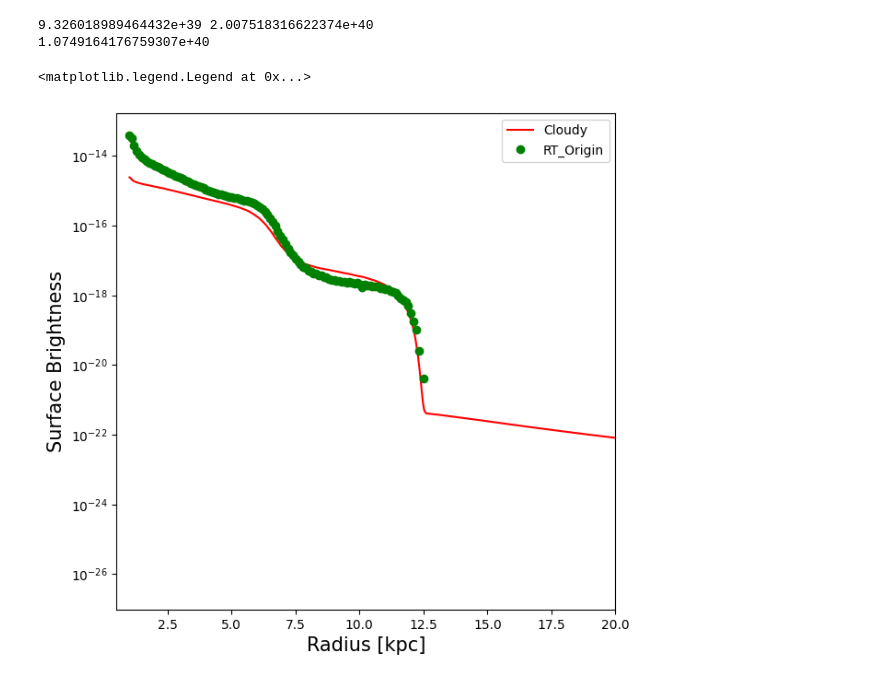
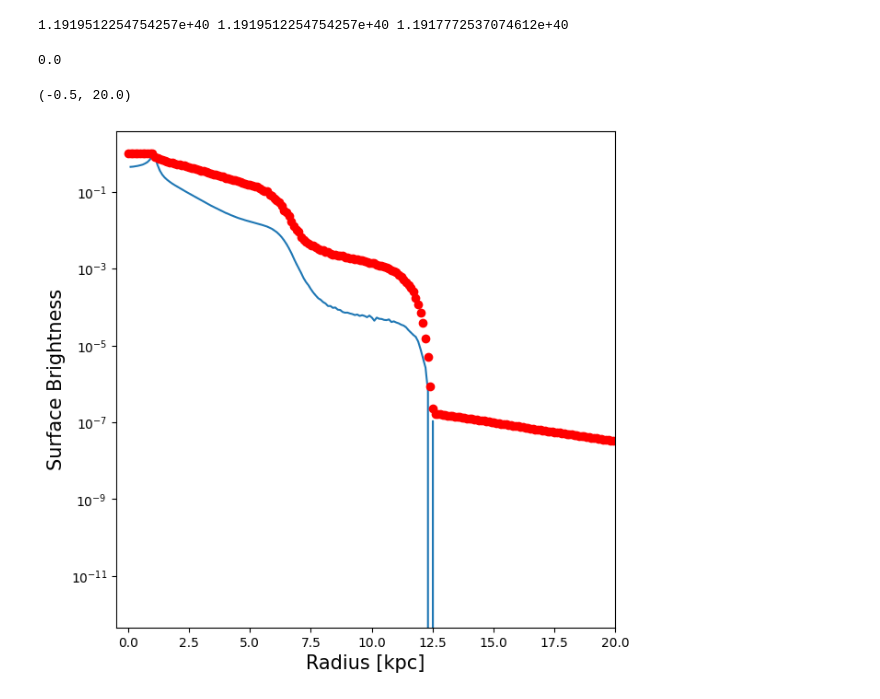
Before and after one commit to jin981016/Data_CIV_code_python, a Jupyter notebook: CLOUDY_Data.ipynb, the cells around one changed output. Drawn from its saved outputs; the diff is of its cells as text; code cells hidden in the pictures.

```diff
--- a/CLOUDY_Data.ipynb
+++ b/CLOUDY_Data.ipynb
@@ -194,23 +182,40 @@ SB_or_tt = SB_or_t[ii]
-# %%
-print( np.sum(Lumin_or) ,lum_civ_or)
-print( abs(np.sum(Lumin_or) - lum_civ_or))
-# %% [output]
-9.326018989464432e+39 2.007518316622374e+40
-1.0749164176759307e+40
+# %%
+rad_or, rad_or_kpc, SB_or_t = RT_SB(RT_path_or)
+rad_n, rad_n_kpc, SB_n_t = RT_SB(RT_path_n)
+rad_y, rad_y_kpc, SB_y_t = RT_SB(RT_path_y)
+rad_LT, rad_LT_kpc, SB_LT_t = RT_SB(RT_path_LT)
+
+
+R_project_or, SB_or , Lumin_or = SB(rad_or_kpc,radius_kpc_or,emis_civ_or,dr_or)
+R_project_n,SB_n , Lumin_n = SB(rad_n_kpc, radius_kpc_n, emis_civ_n,dr_n)
+R_project_y, SB_y , Lumin_y  = SB(rad_y_kpc,radius_kpc_y ,emis_civ_y,dr_y)
+R_project_LT, SB_LT , Lumin_LT = SB(rad_LT_kpc,radius_kpc_LT, emis_civ_LT,dr_LT)
+
+T_Lumin_or = Total_Luminosity(radius_kpc_or,emis_civ_or,dr_or)
+T_Lumin_n = Total_Luminosity(radius_kpc_n,emis_civ_n,dr_n)
+T_Lumin_y = Total_Luminosity(radius_kpc_y,emis_civ_y,dr_y)
+T_Lumin_LT = Total_Luminosity(radius_kpc_LT,emis_civ_LT,dr_LT)
+# %%
+print(sum(T_Lumin_y), lum_civ_y , sum(Lumin_y))
+# %% [output]
+1.1919512254754257e+40 1.1919512254754257e+40 1.1917772537074612e+40
 # %%
 fig = plt.figure(1, figsize= (7,7))
-plt.plot(radius_n, SB_n/1e10,'r-',label='Cloudy')
-plt.plot(rad_n_tt, SB_n_tt,'go',label='RT_Origin')
-# plt.plot(rad_n_tt/kpc, SB_n_tt,'b',label='RT_LT_n')
-# plt.plot(rad_y_tt/kpc, SB_y_tt,'k',label='RT_LT_y')
 
+normal = SB_n_t[1:].max()
+plt.plot(rad_n[1:] , SB_n_t[1:] / normal)
 
+normal = SB_n[1:].max()
+plt.plot(R_project_n/kpc, SB_n / normal ,'ro')
+
+print((R_project_n/kpc)[0])
 plt.xlabel('Radius [kpc]',fontsize=15)
 plt.ylabel('Surface Brightness',fontsize = 15)
 plt.yscale('log')
-plt.xlim(0.5,20)
+plt.xlim(-0.5,20)
 # plt.ylim(10**(-19),10**(-13))
-plt.legend()
+# plt.legend()
 # %% [output]
-<matplotlib.legend.Legend at 0x...>
+0.0
+(-0.5, 20.0)
-[figure, old version]
+[figure, new version]
```
Also changed, not shown: parts of 4 cells of this notebook.
